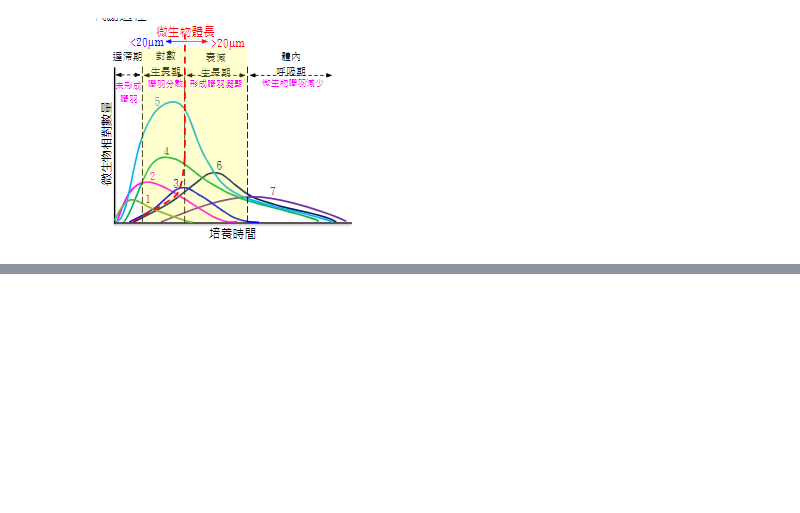
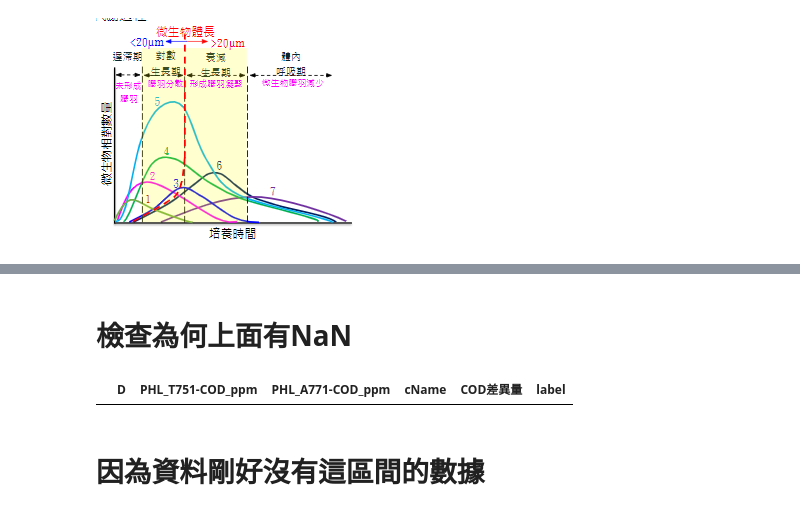
Before and after one commit to skywalker0803r/Wastewater-Biological-Treatment, a Jupyter notebook: 培養時間對微生物相對數量.ipynb, the cells around one changed output, grey strips where cells are left out. Cells and saved outputs as stored; diff of their text form; code cells hidden in the pictures; blank space fills up the shorter version.

```diff
--- a/培養時間對微生物相對數量.ipynb
+++ b/培養時間對微生物相對數量.ipynb
@@ -178,0 +254,9 @@ for cName in df.cName.unique():
+# %% [markdown]
+# 檢查為何上面有NaN
+# %%
+#滴蟲D介於139到161的COD差異量平均值
+df[(df.cName=='滴蟲')&(df.D>=139)&(df.D<=161)]
+# %% [output]
+|  | D | PHL_T751-COD_ppm | PHL_A771-COD_ppm | cName | COD差異量 | label |
+# %% [markdown]
+# 因為資料剛好沒有這區間的數據
```
Also changed, not shown: parts of 4 cells of this notebook.
